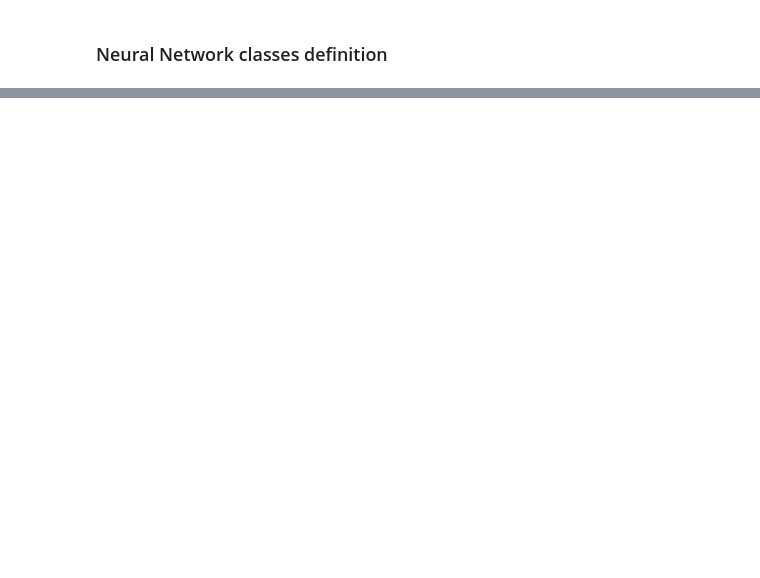
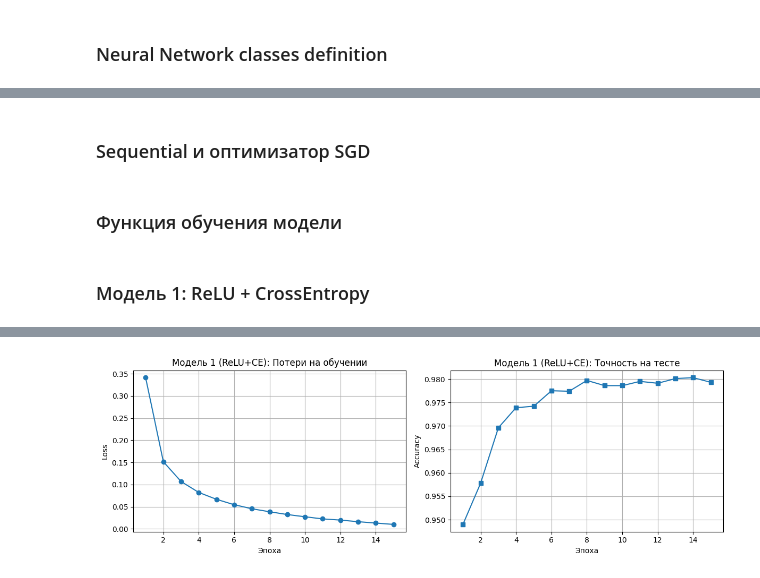
Before and after one commit to DmitriyHSE/A-neural-network-from-scratch-for-MNIST, a Jupyter notebook: MNIST_Neural_Network.ipynb, the cells around one changed output, grey strips where cells are left out. Saved outputs shown, nothing was run; the diff lists cells and outputs as text; code cells hidden in the pictures; blank space fills up the shorter version.

```diff
--- a/MNIST_Neural_Network.ipynb
+++ b/MNIST_Neural_Network.ipynb
@@ -372,0 +154,20 @@ for epoch in range(epochs):
+# %%
+class ReLU(Layer):
+    def forward(self, x):
+        self.mask = (x > 0)
+        return x * self.mask
+    def backward(self, grad_output):
+        return grad_output * self.mask
+
+class Tanh(Layer):
+    def forward(self, x):
+        self.out = np.tanh(x)
+        return self.out
+    def backward(self, grad_output):
+        return grad_output * (1 - self.out**2)
+
+class Heaviside(Layer):
+    def forward(self, x):
+        return (x >= 0).astype(np.float32)
+    def backward(self, grad_output):
+        return np.zeros_like(grad_output)
@@ -372,0 +197,2 @@ for epoch in range(epochs):
+# %% [markdown]
+### Sequential и оптимизатор SGD
@@ -372,0 +220,2 @@ for epoch in range(epochs):
+# %% [markdown]
+### Функция обучения модели
@@ -372,0 +258,29 @@ for epoch in range(epochs):
+# %% [markdown]
+### Модель 1: ReLU + CrossEntropy
+# %%
+model1_layers = [
+    Linear(784, 128),
+    ReLU(),
+    Linear(128, 64),
+    ReLU(),
+    Linear(64, 10)
+]
+loss_fn1 = SoftmaxCrossEntropyLoss()
+train_loss1, test_acc1, model1 = train_model(model1_layers, loss_fn1, lr=0.1, epochs=15)
+
+plt.figure(figsize=(12,4))
+plt.subplot(1,2,1)
+plt.plot(range(1,16), train_loss1, marker='o')
+plt.title('Модель 1 (ReLU+CE): Потери на обучении')
+plt.xlabel('Эпоха')
+plt.ylabel('Loss')
+plt.grid(True)
+plt.subplot(1,2,2)
+plt.plot(range(1,16), test_acc1, marker='s')
+plt.title('Модель 1 (ReLU+CE): Точность на тесте')
+plt.xlabel('Эпоха')
+plt.ylabel('Accuracy')
+plt.grid(True)
+plt.tight_layout()
+plt.show()
+# %% [output]
@@ -372,0 +302 @@ for epoch in range(epochs):
+[figure, added]
```
Also changed, not shown: parts of 34 cells of this notebook, 11 other files.
